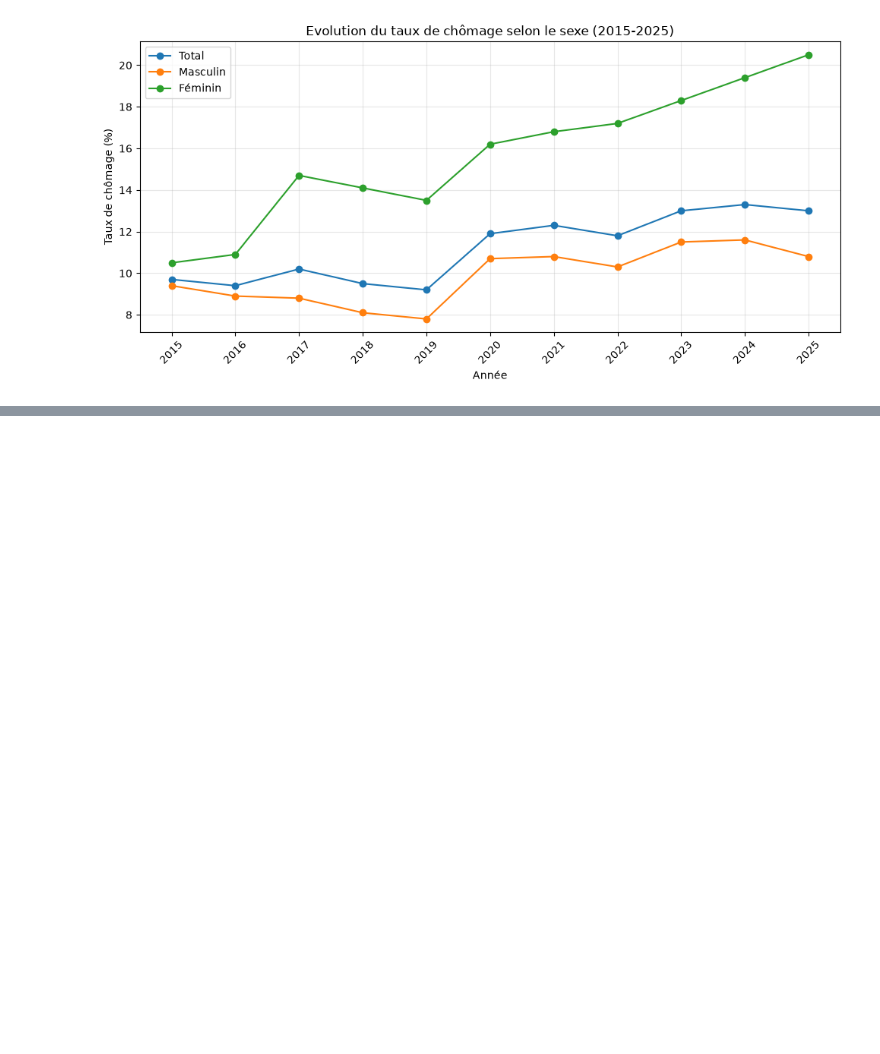
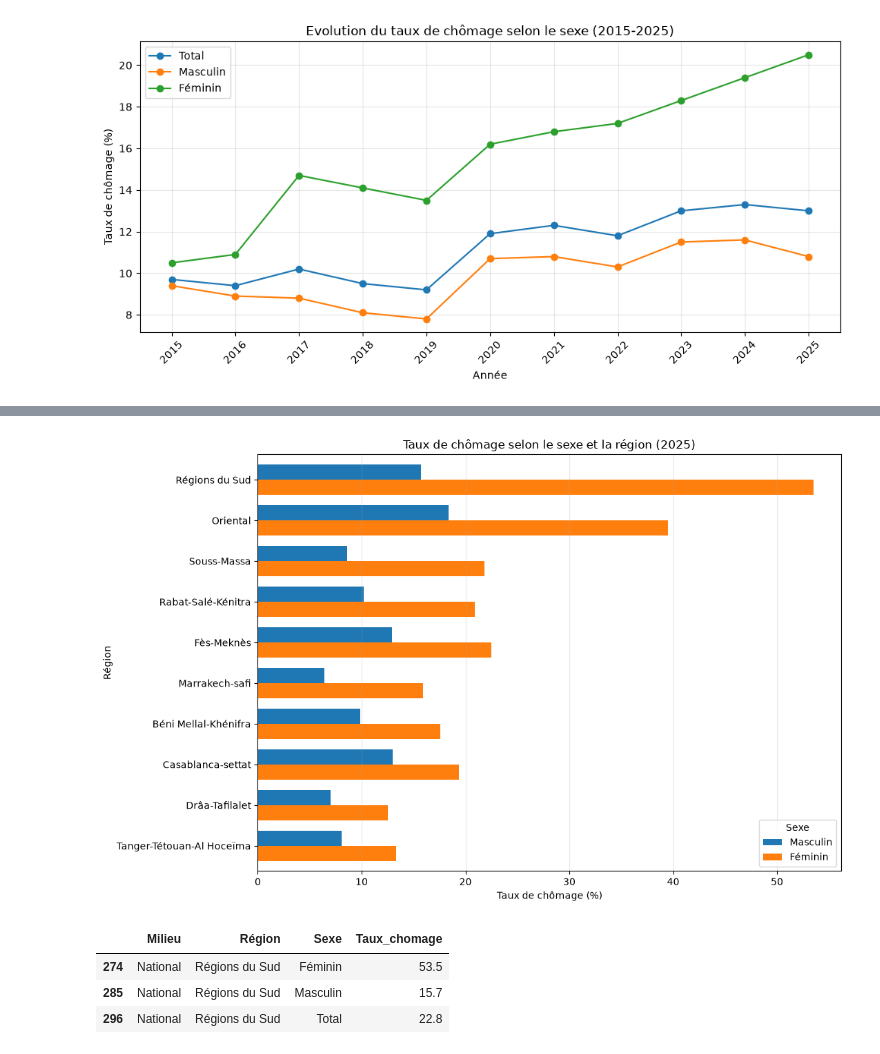
Before and after one commit to Oussamak05/morocco-labour-market-intelligence, a Jupyter notebook: notebooks/01_data_understanding.ipynb, the cells around one changed output, grey strips where cells are left out. Cells and saved outputs as stored; diff of their text form; code cells hidden in the pictures; blank space fills up the shorter version.

Commit message:
updated project (2nd Data set observation)

```diff
--- a/notebooks/01_data_understanding.ipynb
+++ b/notebooks/01_data_understanding.ipynb
@@ -940,0 +1037,44 @@ plt.show()
+# %%
+regional_sex_pivot[["Masculin", "Féminin"]].plot(
+    kind="barh",
+    figsize=(11, 7),
+    width=0.75
+)
+
+plt.title(
+    "Taux de chômage selon le sexe et la région (2025)"
+)
+
+plt.xlabel("Taux de chômage (%)")
+plt.ylabel("Région")
+
+plt.gca().invert_yaxis()
+plt.grid(axis="x", alpha=0.3)
+plt.legend(title="Sexe")
+
+plt.tight_layout()
+
+plt.savefig(
+    FIGURES_DIR / "regional_unemployment_by_sex_2025.png",
+    dpi=300,
+    bbox_inches="tight"
+)
+
+plt.show()
+# %% [output]
+[figure, added]
+# %%
+# Inspect the original 2025 observations for Régions du Sud
+
+display(
+    df_long[
+        (df_long["Milieu"] == "National") &
+        (df_long["Région"] == "Régions du Sud") &
+        (df_long["Année"] == 2025)
+    ][["Milieu", "Région", "Sexe", "Taux_chomage"]]
+)
+# %% [output]
+|  | Milieu | Région | Sexe | Taux_chomage |
+| 274 | National | Régions du Sud | Féminin | 53.5 |
+| 285 | National | Régions du Sud | Masculin | 15.7 |
+| 296 | National | Régions du Sud | Total | 22.8 |
```
Also changed, not shown: parts of 5 cells of this notebook, 3 other files.
